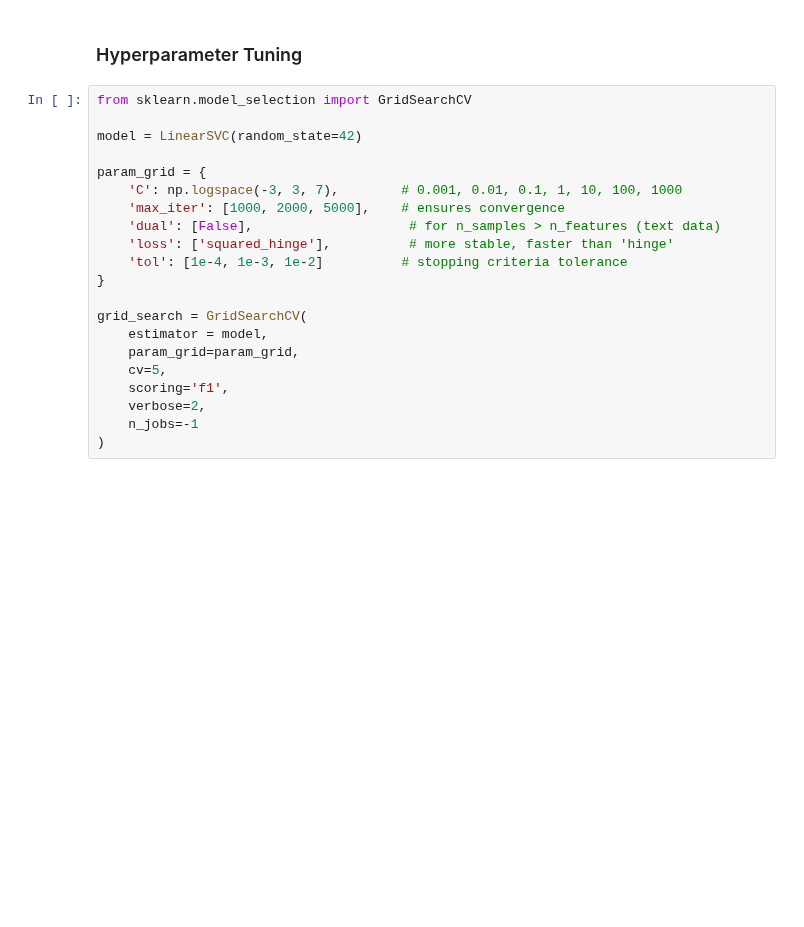
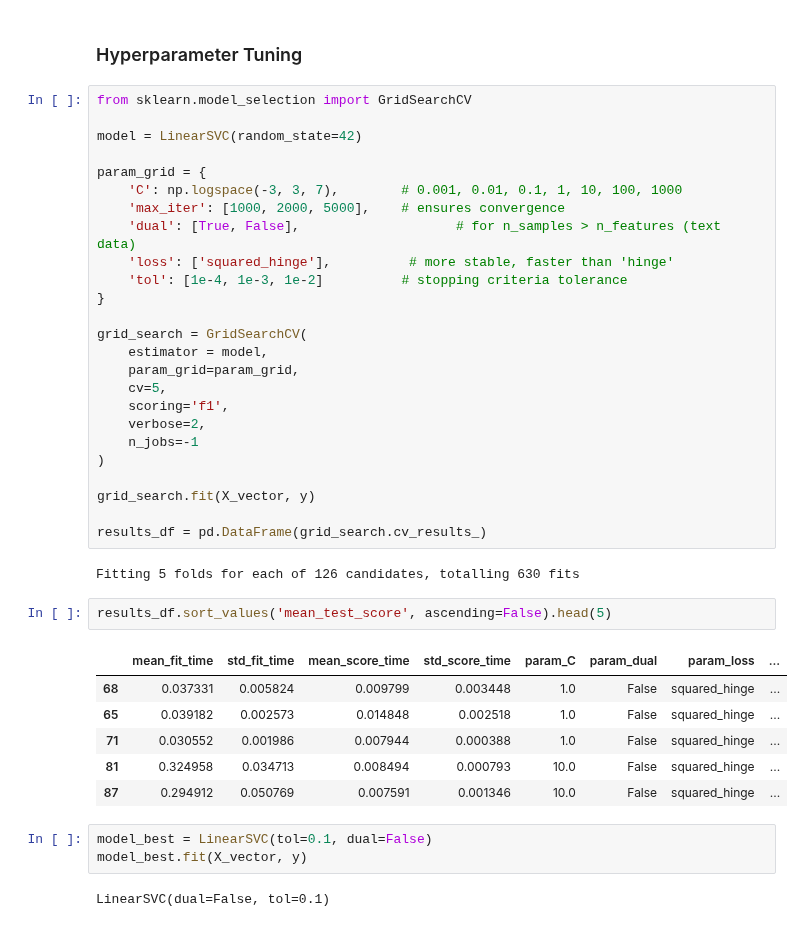
Before and after one commit to adarsha-7/machine-learning, a Jupyter notebook: chapter_3/chapter_exercise/4/main.ipynb, the cells around one changed output. Drawn from its saved outputs; the diff is of its cells as text; blank space fills up the shorter version.

```diff
--- a/chapter_3/chapter_exercise/4/main.ipynb
+++ b/chapter_3/chapter_exercise/4/main.ipynb
@@ -345,7 +345,7 @@ model = LinearSVC(random_state=42)
 param_grid = {
     'C': np.logspace(-3, 3, 7),        # 0.001, 0.01, 0.1, 1, 10, 100, 1000
     'max_iter': [1000, 2000, 5000],    # ensures convergence
-    'dual': [False],                    # for n_samples > n_features (text data)
+    'dual': [True, False],                    # for n_samples > n_features (text data)
     'loss': ['squared_hinge'],          # more stable, faster than 'hinge'
     'tol': [1e-4, 1e-3, 1e-2]          # stopping criteria tolerance
 }
@@ -358,3 +358,23 @@ grid_search = GridSearchCV(
     verbose=2,
     n_jobs=-1
 )
+
+grid_search.fit(X_vector, y)
+
+results_df = pd.DataFrame(grid_search.cv_results_)
+# %% [output]
+Fitting 5 folds for each of 126 candidates, totalling 630 fits
+# %%
+results_df.sort_values('mean_test_score', ascending=False).head(5)
+# %% [output]
+|  | mean_fit_time | std_fit_time | mean_score_time | std_score_time | param_C | param_dual | param_loss | ... |
+| 68 | 0.037331 | 0.005824 | 0.009799 | 0.003448 | 1.0 | False | squared_hinge | ... |
+| 65 | 0.039182 | 0.002573 | 0.014848 | 0.002518 | 1.0 | False | squared_hinge | ... |
+| 71 | 0.030552 | 0.001986 | 0.007944 | 0.000388 | 1.0 | False | squared_hinge | ... |
+| 81 | 0.324958 | 0.034713 | 0.008494 | 0.000793 | 10.0 | False | squared_hinge | ... |
+| 87 | 0.294912 | 0.050769 | 0.007591 | 0.001346 | 10.0 | False | squared_hinge | ... |
+# %%
+model_best = LinearSVC(tol=0.1, dual=False)
+model_best.fit(X_vector, y)
+# %% [output]
+LinearSVC(dual=False, tol=0.1)
```
Also changed, not shown: parts of 12 cells of this notebook.
